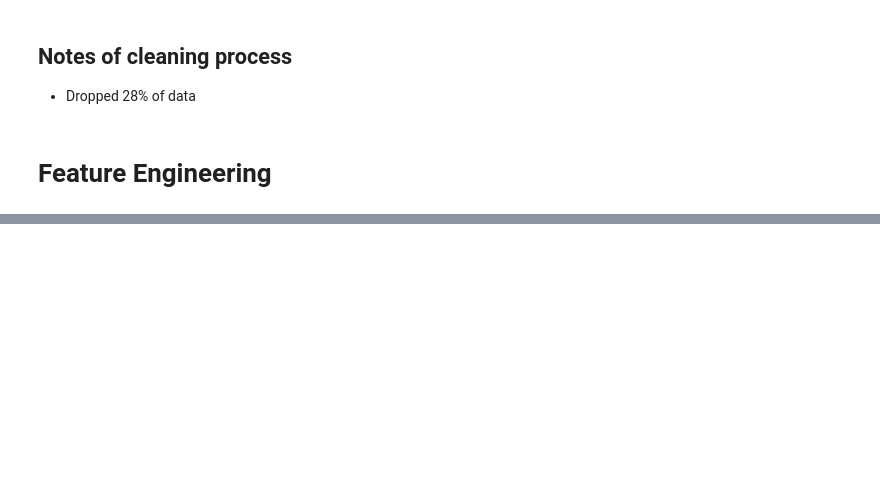
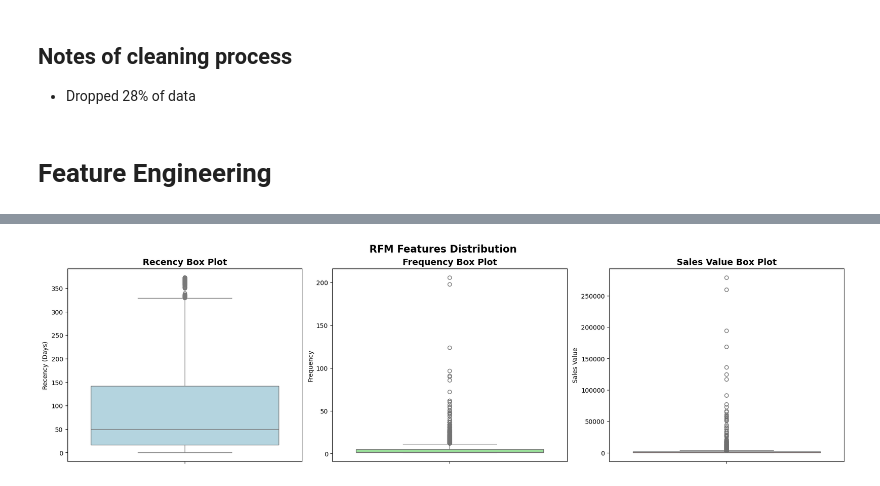
Before and after one commit to CaballeroRAR/ds_projects, a Jupyter notebook: 6_cluster_retail-uci/notebook/cluster_retail.ipynb, the cells around one changed output, grey strips where cells are left out. Drawn from its saved outputs; the diff is of its cells as text; code cells hidden in the pictures; blank space fills up the shorter version.

```diff
--- a/6_cluster_retail-uci/notebook/cluster_retail.ipynb
+++ b/6_cluster_retail-uci/notebook/cluster_retail.ipynb
@@ -491,0 +536,22 @@ df_clean.head()
+# %%
+fig, axes = plt.subplots(1, 3, figsize=(18, 5), constrained_layout=True)
+
+# Recency box plot
+sns.boxplot(y=df_fe['recency_days'], ax=axes[0], color='lightblue')
+axes[0].set_title('Recency Box Plot', fontsize=14, fontweight='bold')
+axes[0].set_ylabel('Recency (Days)')
+
+# Frequency box plot
+sns.boxplot(y=df_fe['frecuency'], ax=axes[1], color='lightgreen')
+axes[1].set_title('Frequency Box Plot', fontsize=14, fontweight='bold')
+axes[1].set_ylabel('Frequency')
+
+# Sales value box plot
+sns.boxplot(y=df_fe['sale_value'], ax=axes[2], color='lightcoral')
+axes[2].set_title('Sales Value Box Plot', fontsize=14, fontweight='bold')
+axes[2].set_ylabel('Sales Value')
+
+plt.suptitle('RFM Features Distribution', fontsize=16, fontweight='bold')
+plt.show()
+# %% [output]
+[figure, added]
```
Also changed, not shown: parts of 5 cells of this notebook.
